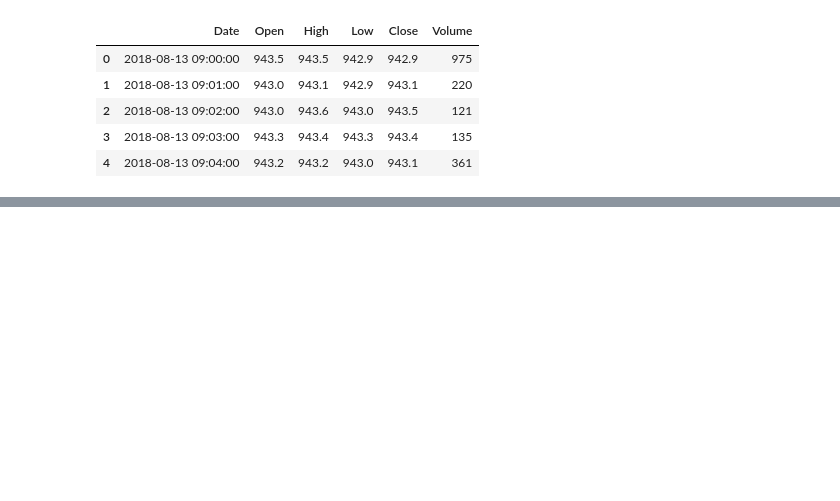
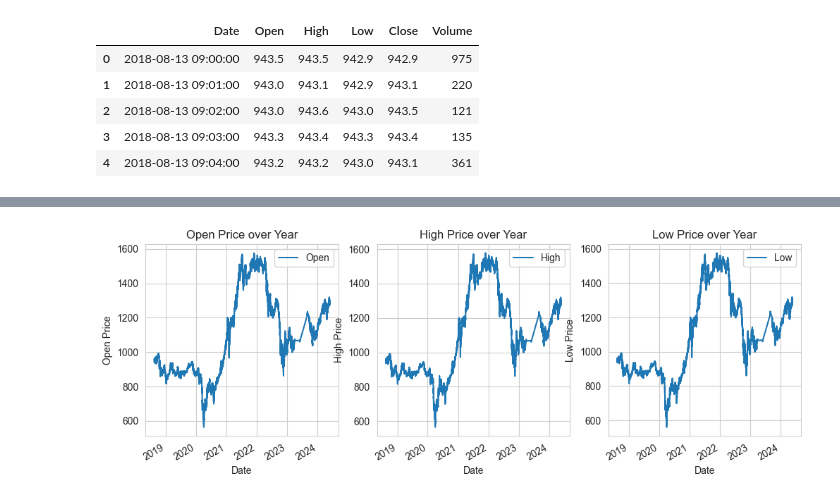
Before and after one commit to NgDMTruc/DSP_vn30f, a Jupyter notebook: notebook.ipynb, the cells around one changed output, grey strips where cells are left out. Cells and saved outputs as stored; diff of their text form; code cells hidden in the pictures; blank space fills up the shorter version.

```diff
--- a/notebook.ipynb
+++ b/notebook.ipynb
@@ -69,3 +70,10 @@ df = get_vn30f(start_time, now_time, symbol)
+# %%
+from pandas import Series,DataFrame
+# For Visualization
+import matplotlib.pyplot as plt
+import seaborn as sns
+sns.set_style('whitegrid')
+%matplotlib inline
 # %%
 df.head()
 # %% [output]
@@ -81,0 +114,3 @@ df.head()
+# %%
+sub_df = df.copy()
+sub_df.set_index('Date', inplace=True)
@@ -81,0 +127,14 @@ df.head()
+# %%
+columns = ['Open', 'High', 'Low']
+# Tạo các subplots
+fig, axs = plt.subplots(1, 3, figsize=(12, 4))
+
+for i, column in enumerate(columns):
+    if i < len(axs):  # Kiểm tra xem chỉ vẽ đồ thị nếu vẫn còn subplot
+        sub_df[column].plot(ax=axs[i], legend=True)
+
+        axs[i].set_title(f'{column} Price over Year')
+        axs[i].set_xlabel('Date')
+        axs[i].set_ylabel(f'{column} Price')
+# %% [output]
+[figure, added]
```
Also changed, not shown: parts of 21 cells of this notebook.
